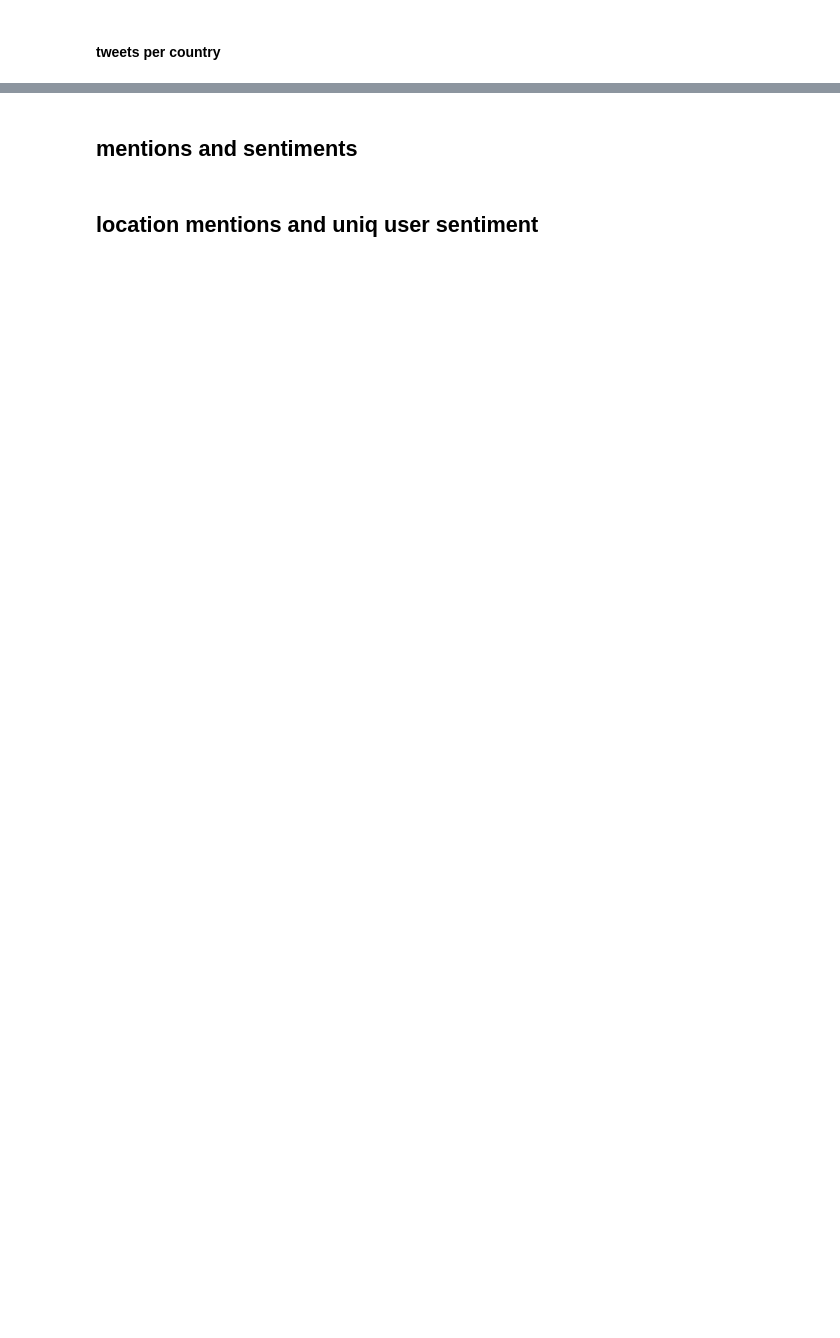
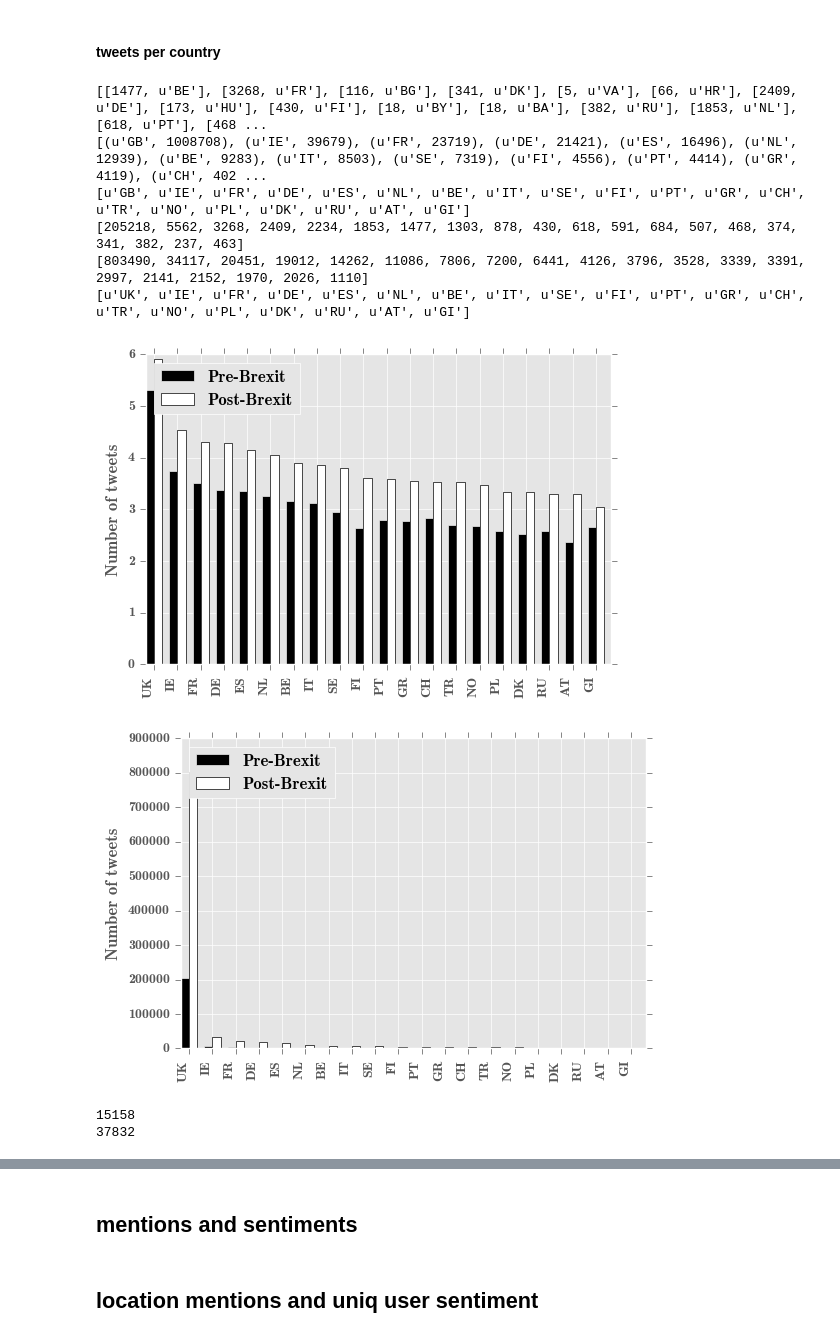
Before and after one commit to cristinadece/TwitterCrisis, a Jupyter notebook: plots_brexit.ipynb, the cells around one changed output, grey strips where cells are left out. Drawn from its saved outputs; the diff is of its cells as text; code cells hidden in the pictures; blank space fills up the shorter version.

```diff
--- a/plots_brexit.ipynb
+++ b/plots_brexit.ipynb
@@ -12,5 +12,5 @@ from collections import Counter, OrderedDict
 import pandas as pd
 import plotly.plotly as py
 
-filename_pre = "/Users/cris/all-brexit-with-sent_pre-lines.json"
-filename_post = "/Users/cris/all-brexit-with-sent_post-lines.json"
+filename_pre = "/home/muntean/brexit-enriched/all-brexit-with-sent_pre-lines.json"
+filename_post = "/home/muntean/brexit-enriched/all-brexit-with-sent_post-lines.json"
@@ -99,7 +192,7 @@ def plotBarWithLables2Distrib(a,b, labels, title, rot=0):
 
     plt.setp(ax.get_xticklabels(), rotation=90, horizontalalignment='right')
 
-    ax.legend((rects1[0], rects2[0]), ('Leave', 'Remain'), loc='upper left')
+    ax.legend((rects1[0], rects2[0]), ('Pre-Brexit', 'Post-Brexit'), loc='upper left')
 
 #     def autolabel(rects):
 #         # attach some text labels
@@ -113,7 +206,7 @@ def plotBarWithLables2Distrib(a,b, labels, title, rot=0):
 #     autolabel(rects2)
 
 #     plt.tight_layout()
-    plt.savefig("/Users/cris/brexit/plots/"+ title.replace(" ","_") + ".pdf")
+    plt.savefig("/home/muntean/brexit-enriched/plots/"+ title.replace(" ","_") + ".pdf")
     plt.show()
 # %% [markdown]
 # plots literally
@@ -210 +288,12 @@ plotTweetsPerCountry(pre_userCountryTweetsDict)
+# %%
+plotTweetsPerCountryPrePost(pre_userCountryTweetsDict, post_userCountryTweetsDict)
+# %% [output]
+[[1477, u'BE'], [3268, u'FR'], [116, u'BG'], [341, u'DK'], [5, u'VA'], [66, u'HR'], [2409, u'DE'], [173, u'HU'], [430, u'FI'], [18, u'BY'], [18, u'BA'], [382, u'RU'], [1853, u'NL'], [618, u'PT'], [468 ...
+[(u'GB', 1008708), (u'IE', 39679), (u'FR', 23719), (u'DE', 21421), (u'ES', 16496), (u'NL', 12939), (u'BE', 9283), (u'IT', 8503), (u'SE', 7319), (u'FI', 4556), (u'PT', 4414), (u'GR', 4119), (u'CH', 402 ...
+[u'GB', u'IE', u'FR', u'DE', u'ES', u'NL', u'BE', u'IT', u'SE', u'FI', u'PT', u'GR', u'CH', u'TR', u'NO', u'PL', u'DK', u'RU', u'AT', u'GI']
+[205218, 5562, 3268, 2409, 2234, 1853, 1477, 1303, 878, 430, 618, 591, 684, 507, 468, 374, 341, 382, 237, 463]
+[803490, 34117, 20451, 19012, 14262, 11086, 7806, 7200, 6441, 4126, 3796, 3528, 3339, 3391, 2997, 2141, 2152, 1970, 2026, 1110]
+[u'UK', u'IE', u'FR', u'DE', u'ES', u'NL', u'BE', u'IT', u'SE', u'FI', u'PT', u'GR', u'CH', u'TR', u'NO', u'PL', u'DK', u'RU', u'AT', u'GI']
+[figure, added]
+[figure, added]
 # %%
@@ -234 +322,11 @@ print len(top20CountryMentions)
+# %%
+#### hashtags
+pre_top20CountryMentions = top20countryMentions(pre_dailyTweetsDict, pre_tweetIndex)
+print len(pre_top20CountryMentions)
+
+post_top20CountryMentions = top20countryMentions(post_dailyTweetsDict, post_tweetIndex)
+print len(post_top20CountryMentions)
+# %% [output]
+15158
+37832
 # %%
```
Also changed, not shown: parts of 28 cells of this notebook, 1 other file.
